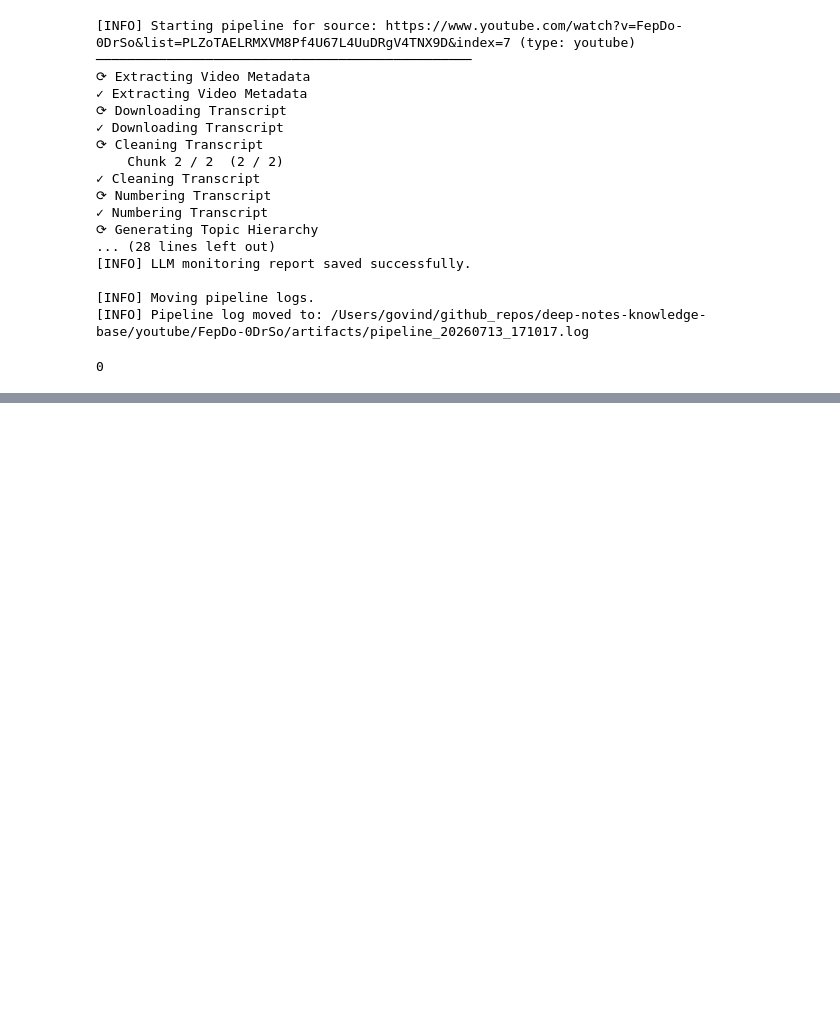
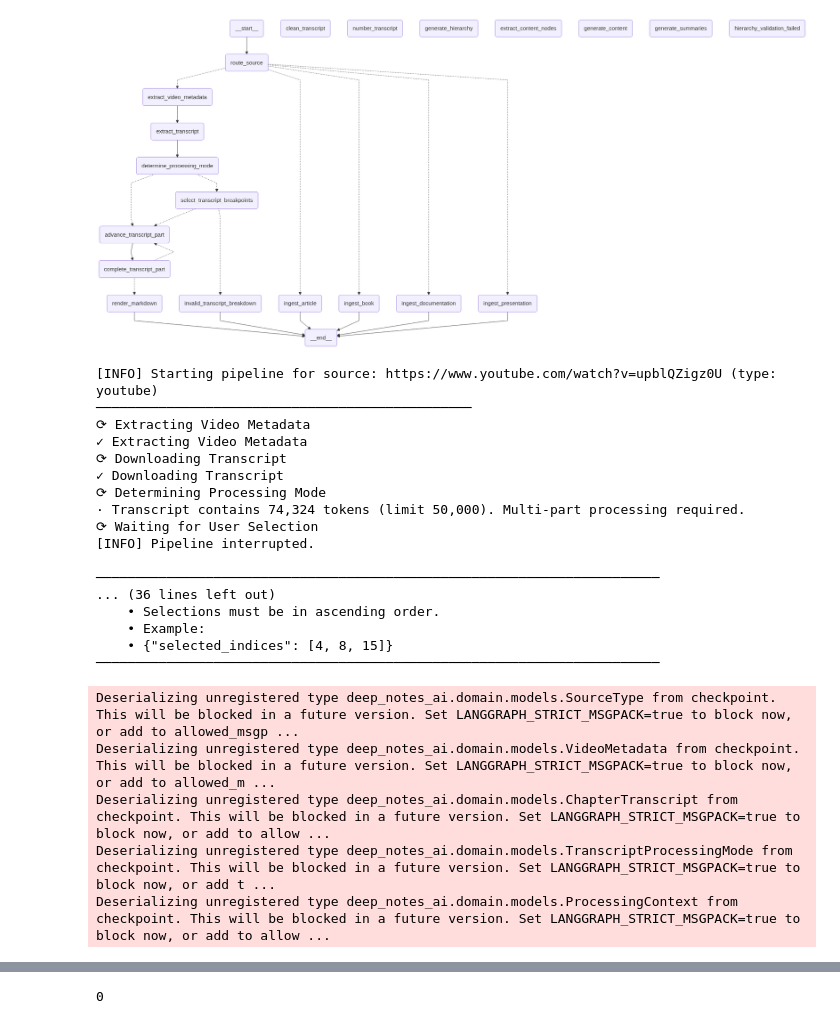
Before and after one commit to govindp47/deep-notes-ai, a Jupyter notebook: run_app.ipynb, the cells around one changed output, grey strips where cells are left out. Saved outputs shown, nothing was run; the diff lists cells and outputs as text; code cells hidden in the pictures; blank space fills up the shorter version.

```diff
--- a/run_app.ipynb
+++ b/run_app.ipynb
@@ -102,24 +275,29 @@ def run_pipeline(
 # %%
 run_pipeline(
-    youtube_url="https://www.youtube.com/watch?v=FepDo-0DrSo&list=PLZoTAELRMXVM8Pf4U67L4UuDRgV4TNX9D&index=7",
+    youtube_url="https://www.youtube.com/watch?v=upblQZigz0U",
     source_type=SourceType.YOUTUBE
 )
 # %% [output]
+[figure, added]
-[INFO] Starting pipeline for source: https://www.youtube.com/watch?v=FepDo-0DrSo&list=PLZoTAELRMXVM8Pf4U67L4UuDRgV4TNX9D&index=7 (type: youtube)
+[INFO] Starting pipeline for source: https://www.youtube.com/watch?v=upblQZigz0U (type: youtube)
 ────────────────────────────────────────────────
 ⟳ Extracting Video Metadata
 ✓ Extracting Video Metadata
 ⟳ Downloading Transcript
 ✓ Downloading Transcript
-⟳ Cleaning Transcript
-    Chunk 2 / 2  (2 / 2)
-✓ Cleaning Transcript
-⟳ Numbering Transcript
-✓ Numbering Transcript
-⟳ Generating Topic Hierarchy
-... (28 lines left out)
-[INFO] LLM monitoring report saved successfully.
+⟳ Determining Processing Mode
+· Transcript contains 74,324 tokens (limit 50,000). Multi-part processing required.
+⟳ Waiting for User Selection
+[INFO] Pipeline interrupted.
 
-[INFO] Moving pipeline logs.
-[INFO] Pipeline log moved to: /Users/govind/github_repos/deep-notes-knowledge-base/youtube/FepDo-0DrSo/artifacts/pipeline_20260713_171017.log
+────────────────────────────────────────────────────────────────────────
+... (36 lines left out)
+    • Selections must be in ascending order.
+    • Example:
+    • {"selected_indices": [4, 8, 15]}
+────────────────────────────────────────────────────────────────────────
-0
+Deserializing unregistered type deep_notes_ai.domain.models.SourceType from checkpoint. This will be blocked in a future version. Set LANGGRAPH_STRICT_MSGPACK=true to block now, or add to allowed_msgp ...
+Deserializing unregistered type deep_notes_ai.domain.models.VideoMetadata from checkpoint. This will be blocked in a future version. Set LANGGRAPH_STRICT_MSGPACK=true to block now, or add to allowed_m ...
+Deserializing unregistered type deep_notes_ai.domain.models.ChapterTranscript from checkpoint. This will be blocked in a future version. Set LANGGRAPH_STRICT_MSGPACK=true to block now, or add to allow ...
+Deserializing unregistered type deep_notes_ai.domain.models.TranscriptProcessingMode from checkpoint. This will be blocked in a future version. Set LANGGRAPH_STRICT_MSGPACK=true to block now, or add t ...
+Deserializing unregistered type deep_notes_ai.domain.models.ProcessingContext from checkpoint. This will be blocked in a future version. Set LANGGRAPH_STRICT_MSGPACK=true to block now, or add to allow ...
@@ -125,0 +321 @@ run_pipeline(
+0
```
Also changed, not shown: parts of 11 cells of this notebook, 29 other files.
